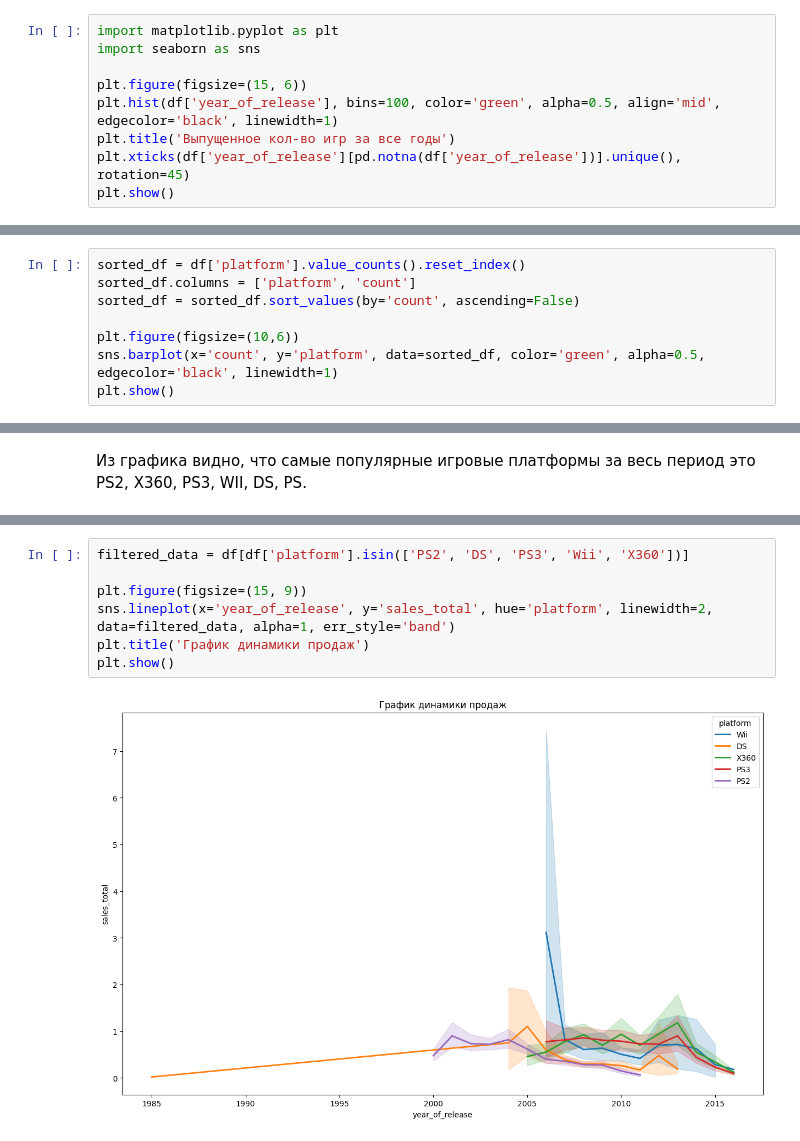
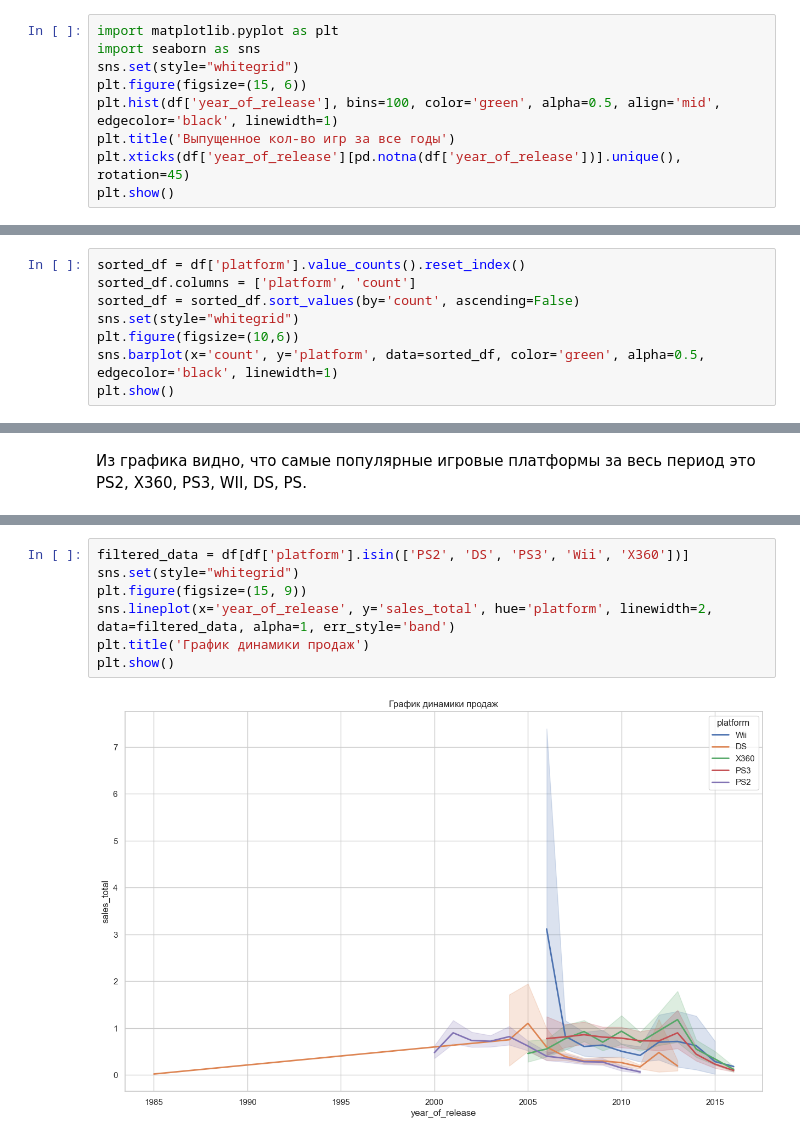
Before and after one commit to tsukerin/labs, a Jupyter notebook: labs_pm/lab7/main.ipynb, the cells around one changed output, grey strips where cells are left out. Saved outputs shown, nothing was run; the diff lists cells and outputs as text.

```diff
--- a/labs_pm/lab7/main.ipynb
+++ b/labs_pm/lab7/main.ipynb
@@ -92,7 +92,7 @@ df
 # %%
 import matplotlib.pyplot as plt
 import seaborn as sns
-
+sns.set(style="whitegrid")
 plt.figure(figsize=(15, 6))
 plt.hist(df['year_of_release'], bins=100, color='green', alpha=0.5, align='mid', edgecolor='black', linewidth=1)
 plt.title('Выпущенное кол-во игр за все годы')
@@ -106,7 +106,7 @@ plt.show()
 sorted_df = df['platform'].value_counts().reset_index()
 sorted_df.columns = ['platform', 'count']
 sorted_df = sorted_df.sort_values(by='count', ascending=False)
-
+sns.set(style="whitegrid")
 plt.figure(figsize=(10,6))
 sns.barplot(x='count', y='platform', data=sorted_df, color='green', alpha=0.5, edgecolor='black', linewidth=1)
 plt.show()
@@ -117,9 +119,9 @@ plt.show()
 # %%
 filtered_data = df[df['platform'].isin(['PS2', 'DS', 'PS3', 'Wii', 'X360'])]
-
+sns.set(style="whitegrid")
 plt.figure(figsize=(15, 9))
 sns.lineplot(x='year_of_release', y='sales_total', hue='platform', linewidth=2, data=filtered_data, alpha=1, err_style='band')
 plt.title('График динамики продаж')
 plt.show()
 # %% [output]
-[figure, old version]
+[figure, new version]
```
Also changed, not shown: parts of 21 cells of this notebook.
